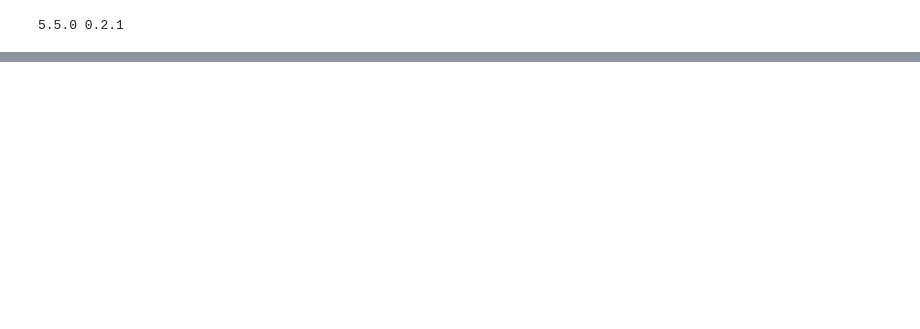
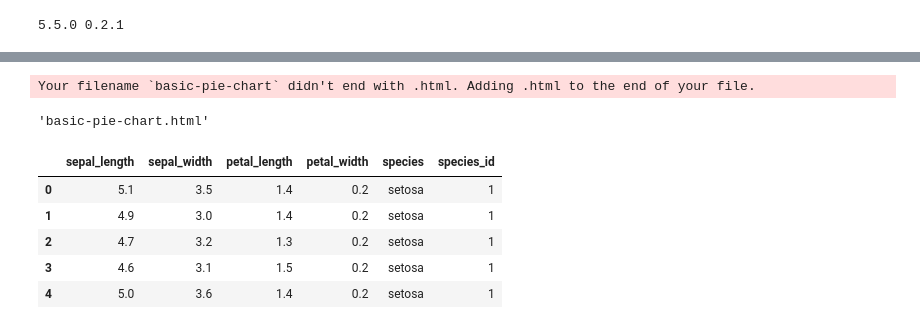
Before and after one commit to Sriharish19/Data-visualization, a Jupyter notebook: Harish_Introduction_to_Data_Visualization.ipynb, the cells around one changed output, grey strips where cells are left out. Drawn from its saved outputs; the diff is of its cells as text; code cells hidden in the pictures; blank space fills up the shorter version.

```diff
--- a/Harish_Introduction_to_Data_Visualization.ipynb
+++ b/Harish_Introduction_to_Data_Visualization.ipynb
@@ -172,0 +112,10 @@ fig.show()
+# %%
+import plotly
+labels = ['Oxygen', 'Hydrogen', 'Carbon_Dioxide', 'Nitrogen']
+values = [4500, 2500, 1053, 500]
+
+trace = plotly.graph_objs.Pie(labels=labels, values=values)
+plotly.offline.plot([trace], filename='basic-pie-chart')
+# %% [output]
+Your filename `basic-pie-chart` didn't end with .html. Adding .html to the end of your file.
+'basic-pie-chart.html'
@@ -172,0 +126,15 @@ fig.show()
+# %%
+from IPython.display import HTML
+import plotly.express as px
+df = px.data.iris()
+display(df.head())
+fig = px.scatter(df, x="sepal_width", y="sepal_length")
+HTML(fig.to_html())
+fig.write_html("fig.html")
+# %% [output]
+|  | sepal_length | sepal_width | petal_length | petal_width | species | species_id |
+| 0 | 5.1 | 3.5 | 1.4 | 0.2 | setosa | 1 |
+| 1 | 4.9 | 3.0 | 1.4 | 0.2 | setosa | 1 |
+| 2 | 4.7 | 3.2 | 1.3 | 0.2 | setosa | 1 |
+| 3 | 4.6 | 3.1 | 1.5 | 0.2 | setosa | 1 |
+| 4 | 5.0 | 3.6 | 1.4 | 0.2 | setosa | 1 |
```
Also changed, not shown: parts of 11 cells of this notebook.
